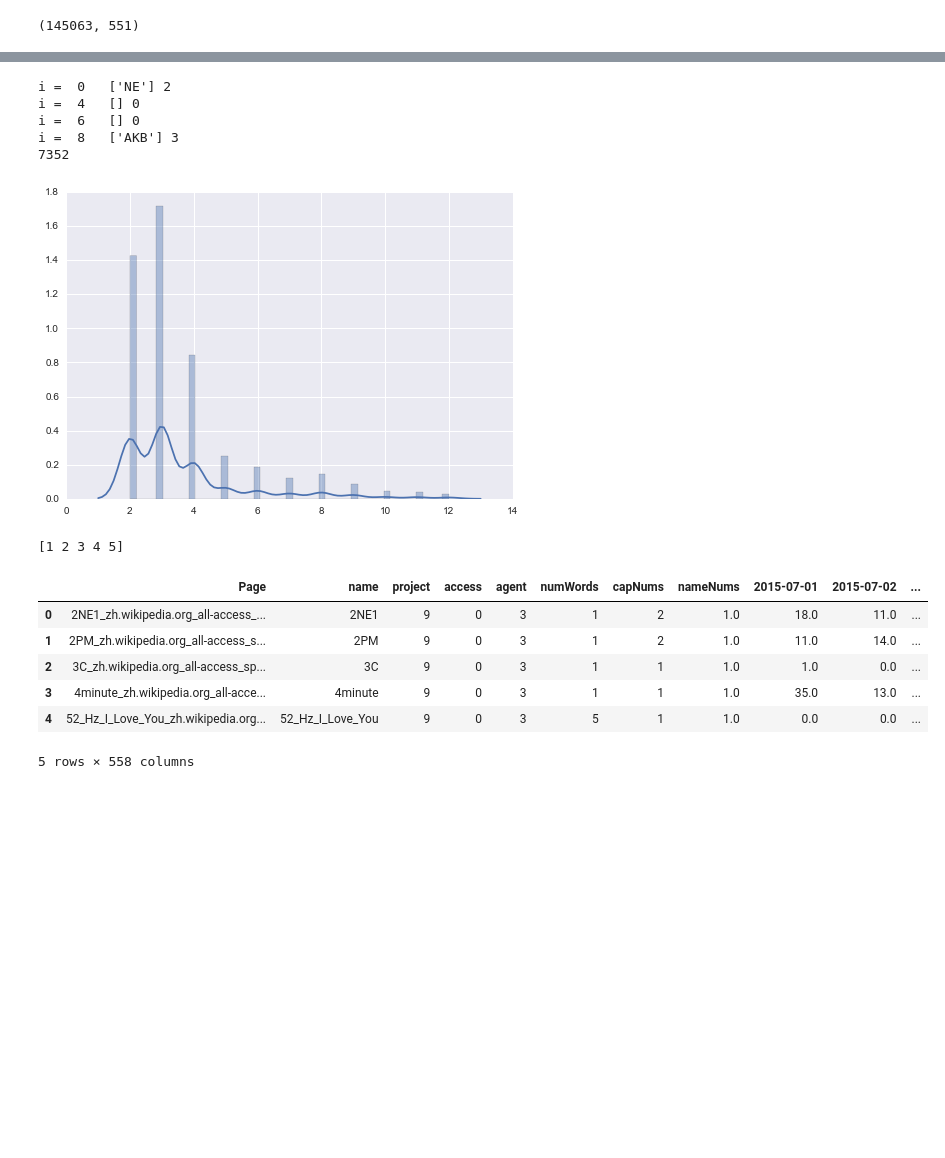
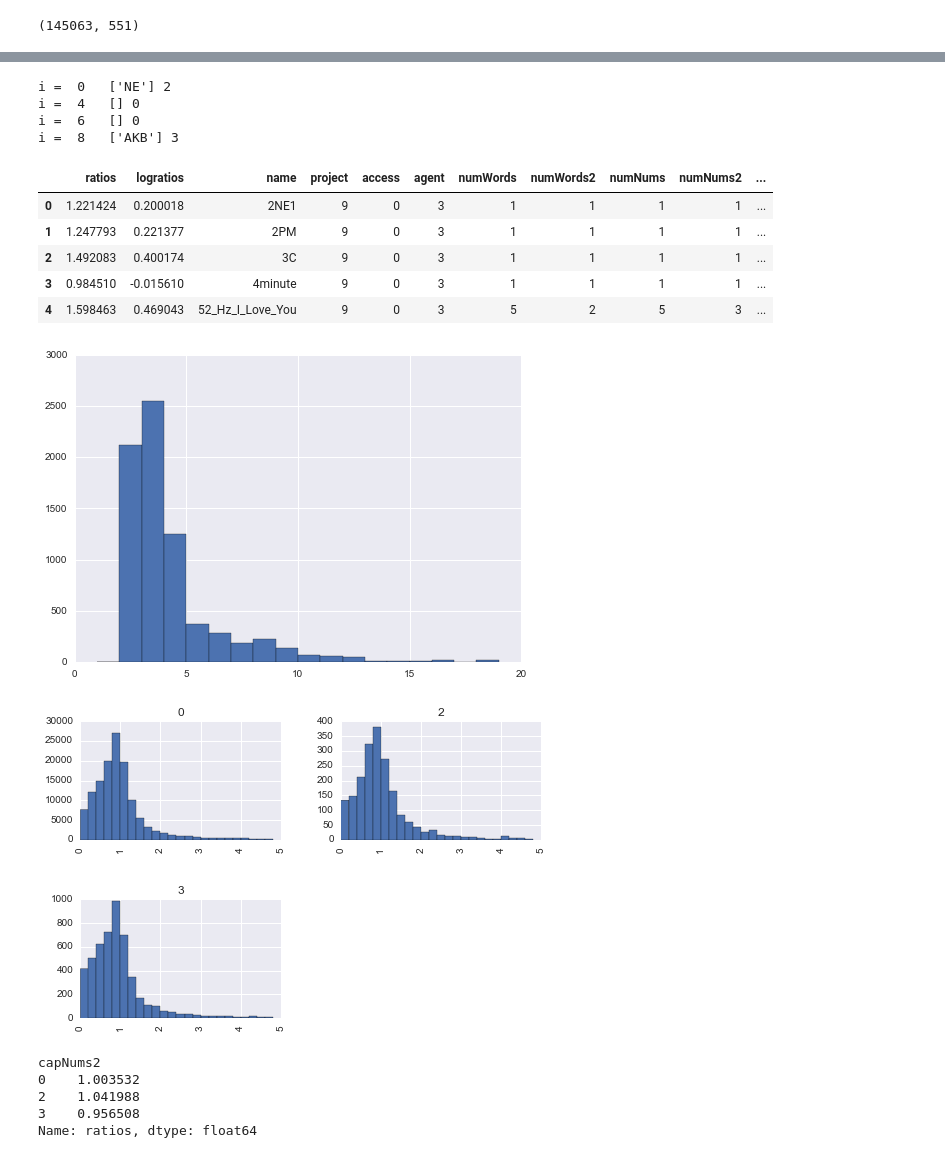
Before and after one commit to MatthewMcGonagle/KaggleWikiTraffic, a Jupyter notebook: NameExploration.ipynb, the cells around one changed output, grey strips where cells are left out. Cells and saved outputs as stored; diff of their text form; code cells hidden in the pictures; blank space fills up the shorter version.

```diff
--- a/NameExploration.ipynb
+++ b/NameExploration.ipynb
@@ -164,0 +222,19 @@ all_df[:10]
+# %%
+name_df.numSize.hist(bins = np.arange(1, 2.5e3, 2.5e3 / 20))
+plt.show()
+name_df['numSize2'] = name_df['numSize']
+
+mask = name_df.numSize2 > 0
+name_df.loc[mask & (name_df.numSize2 < 1250), 'numSize2'] = 1
+name_df.loc[mask & (name_df.numSize2 > 1), 'numSize2'] = 2
+
+print(name_df[name_df.ratios < 5].groupby('numSize2').mean().ratios)
+
+name_df.ratios.hist(by = name_df['numSize2'], bins = np.arange(0, 5, 0.2))
+plt.show()
+
+name_df.loc[mask & name_df.numSize2 > 0, 'numSize2'] = 1
+name_df.ratios.hist(by = name_df['numSize2'], bins = np.arange(0, 5, 0.2))
+plt.show()
+
+np.sum(name_df.numSize > 0) / len(name_df.numSize)
@@ -165,50 +251,52 @@ all_df[:10]
 # %%
 # Let's look at number of capital letters - number of words.
 
 capNums = []
 matches = []
-for name in all_df['name']:
+for name in name_df['name']:
     match = re.findall(r'[A-Z][A-Z]+', name)
     matches.append(match)
     num = 0
     for s in match:
         num += len(s)
     capNums.append(num)
 
 for i in [0, 4, 6, 8]:
     print('i = ', i, '\t', matches[i], capNums[i])
 
-capNums = np.array(capNums)
-print(np.sum(capNums > 0))
-mask = (capNums < 13) & (capNums > 0)
-sns.distplot(capNums[mask])
-plt.show()
+name_df['capNums'] = capNums
 
-# Put into dataframe.
-
-mask = capNums > 4
-capNums[mask] = 5
-capNums[capNums == 0] = 1
-print(np.unique(capNums))
-
-all_df.insert(6, 'capNums', capNums)
-
-all_df[:5]
+name_df.head()
 # %% [output]
 i =  0   ['NE'] 2
 i =  4   [] 0
 i =  6   [] 0
 i =  8   ['AKB'] 3
-7352
-[figure, removed]
-[1 2 3 4 5]
-|  | Page | name | project | access | agent | numWords | capNums | nameNums | 2015-07-01 | 2015-07-02 | ... |
-| 0 | 2NE1_zh.wikipedia.org_all-access_... | 2NE1 | 9 | 0 | 3 | 1 | 2 | 1.0 | 18.0 | 11.0 | ... |
-| 1 | 2PM_zh.wikipedia.org_all-access_s... | 2PM | 9 | 0 | 3 | 1 | 2 | 1.0 | 11.0 | 14.0 | ... |
-| 2 | 3C_zh.wikipedia.org_all-access_sp... | 3C | 9 | 0 | 3 | 1 | 1 | 1.0 | 1.0 | 0.0 | ... |
-| 3 | 4minute_zh.wikipedia.org_all-acce... | 4minute | 9 | 0 | 3 | 1 | 1 | 1.0 | 35.0 | 13.0 | ... |
-| 4 | 52_Hz_I_Love_You_zh.wikipedia.org... | 52_Hz_I_Love_You | 9 | 0 | 3 | 5 | 1 | 1.0 | 0.0 | 0.0 | ... |
+|  | ratios | logratios | name | project | access | agent | numWords | numWords2 | numNums | numNums2 | ... |
+| 0 | 1.221424 | 0.200018 | 2NE1 | 9 | 0 | 3 | 1 | 1 | 1 | 1 | ... |
+| 1 | 1.247793 | 0.221377 | 2PM | 9 | 0 | 3 | 1 | 1 | 1 | 1 | ... |
+| 2 | 1.492083 | 0.400174 | 3C | 9 | 0 | 3 | 1 | 1 | 1 | 1 | ... |
+| 3 | 0.984510 | -0.015610 | 4minute | 9 | 0 | 3 | 1 | 1 | 1 | 1 | ... |
+| 4 | 1.598463 | 0.469043 | 52_Hz_I_Love_You | 9 | 0 | 3 | 5 | 2 | 5 | 3 | ... |
-5 rows × 558 columns
+# %%
+name_df.capNums.hist(bins = np.arange(1, 20))
+plt.show()
+
+name_df['capNums2'] = name_df.capNums
+name_df.loc[name_df.capNums2 > 3, 'capNums2'] = 3
+
+name_df.ratios.hist(by = name_df.capNums2, bins = np.arange(0, 5.0, 0.2))
+plt.show()
+
+name_df[name_df.ratios < 5].groupby('capNums2').mean().ratios
+# %% [output]
+[figure, added]
+[figure, added]
+capNums2
+0    1.003532
+2    1.041988
+3    0.956508
+Name: ratios, dtype: float64
 # %%
 # Let's look at largest word length
 
```
Also changed, not shown: parts of 27 cells of this notebook.
